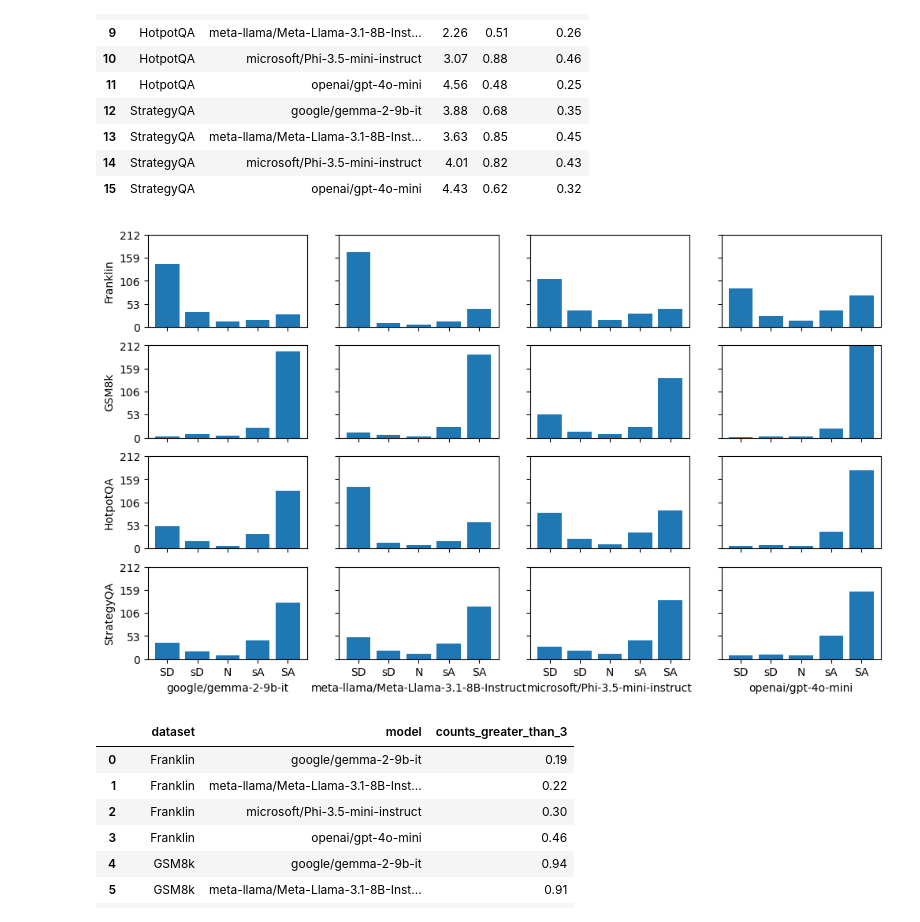
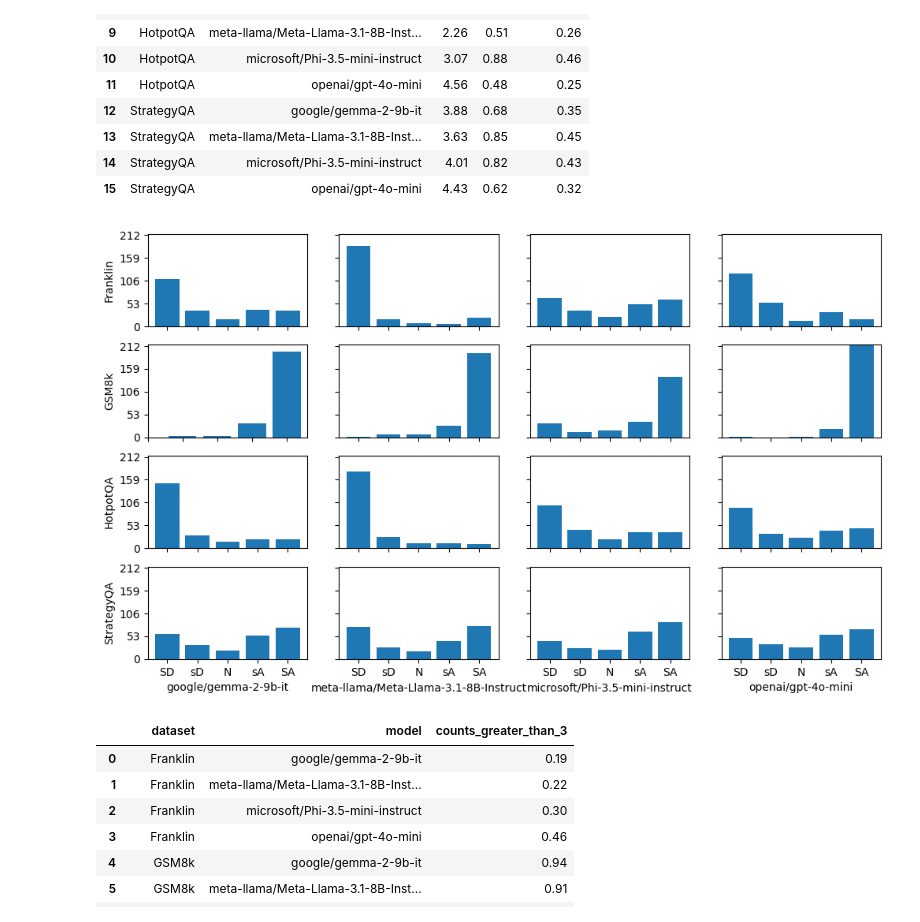
Before and after one commit to njf0/frank-llm, a Jupyter notebook: mini-project/studies/ask/results/results.ipynb, the cells around one changed output. Cells and saved outputs as stored; diff of their text form; code cells hidden in the pictures.

Commit message:
Updated analysis, moved some files

```diff
--- a/mini-project/studies/ask/results/results.ipynb
+++ b/mini-project/studies/ask/results/results.ipynb
@@ -17,7 +17,7 @@ df = pd.read_csv(
     encoding='utf-16',
 )
 
-questions = pd.read_json('../survey.jsonl', lines=True)
+questions = pd.read_json('../surveys/survey.jsonl', lines=True)
 
 
 datasets = questions['dataset'].unique()[:-1]
@@ -185,6 +172,10 @@ for (dataset, model), uuids in grouped_uuids.items():
     Q1[(dataset, model)] = df[[f'{uuid}_1' for uuid in uuids]]
     Q2[(dataset, model)] = df[[f'{uuid}_2' for uuid in uuids]]
     Q3[(dataset, model)] = df[[f'{uuid}_3' for uuid in uuids]]
+    # now strip those suffixes as they're no longer needed
+    Q1[(dataset, model)].columns = [col.split('_')[0] for col in Q1[(dataset, model)].columns]
+    Q2[(dataset, model)].columns = [col.split('_')[0] for col in Q2[(dataset, model)].columns]
+    Q3[(dataset, model)].columns = [col.split('_')[0] for col in Q3[(dataset, model)].columns]
 
 all_Q1 = pd.concat(Q1.values(), axis=1)
 all_Q2 = pd.concat(Q2.values(), axis=1)
@@ -262,9 +253,9 @@ analysis.compute_average_sem(Q1)
 | 14 | StrategyQA | microsoft/Phi-3.5-mini-instruct | 4.01 | 0.82 | 0.43 |
 | 15 | StrategyQA | openai/gpt-4o-mini | 4.43 | 0.62 | 0.32 |
 # %%
-analysis.plot_histograms(Q1)
+analysis.plot_histograms(Q2)
 # %% [output]
-[figure, old version]
+[figure, new version]
 # %%
 analysis.counts_gt_n(Q1, 3)
 # %% [output]
```
Also changed, not shown: parts of 6 cells of this notebook, 8 other files.
